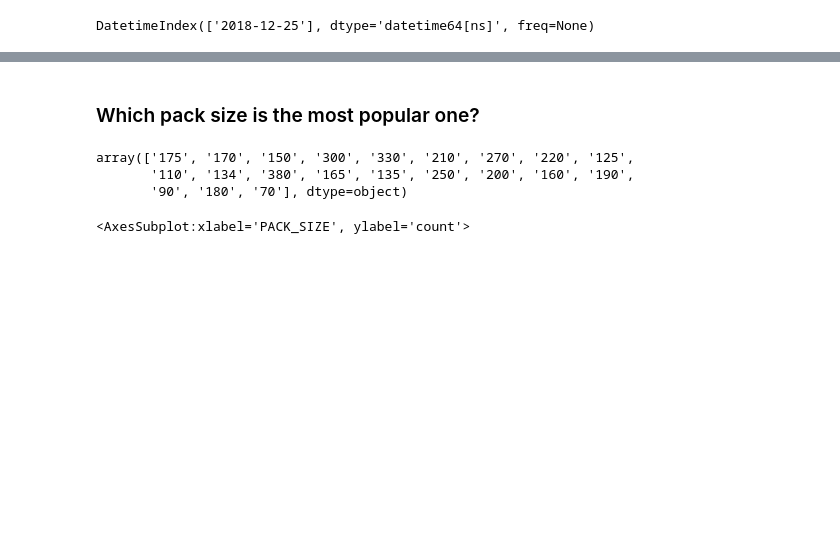
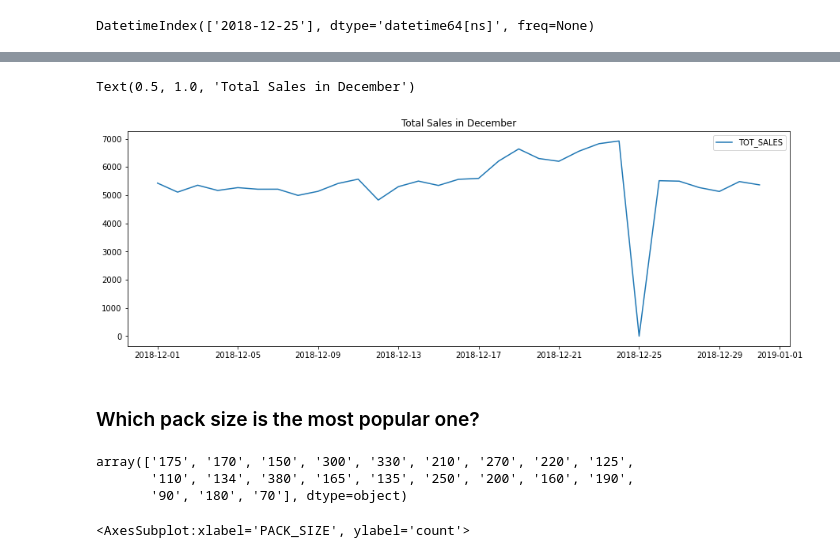
Before and after one commit to o0yr0o/Quantium-Virtual-Project, a Jupyter notebook: task1.ipynb, the cells around one changed output, grey strips where cells are left out. Cells and saved outputs as stored; diff of their text form; code cells hidden in the pictures; blank space fills up the shorter version.

```diff
--- a/task1.ipynb
+++ b/task1.ipynb
@@ -199,3 +219,12 @@ DatetimeIndex(['2018-12-25'], dtype='datetime64[ns]', freq=None)
+# %%
+# visualize Decembe Sales
+decsales = sales[(sales.index < '2019-01-01') & (sales.index > '2018-11-30')]
+
+plt.figure(figsize=(15,5))
+sb.lineplot(data=decsales).set_title('Total Sales in December')
+# %% [output]
+Text(0.5, 1.0, 'Total Sales in December')
+[figure, added]
 # %% [markdown]
 ### Which pack size is the most popular one?
 # %%
```
Also changed, not shown: parts of 3 cells of this notebook, 8 other files.
